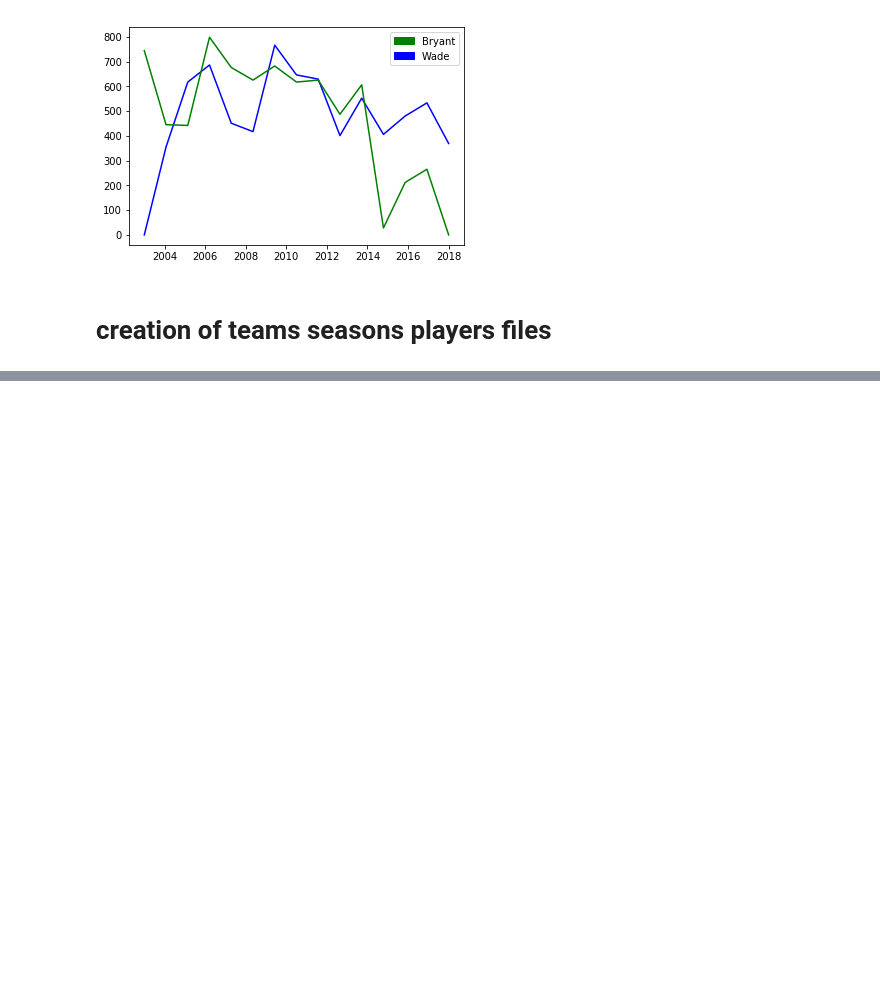
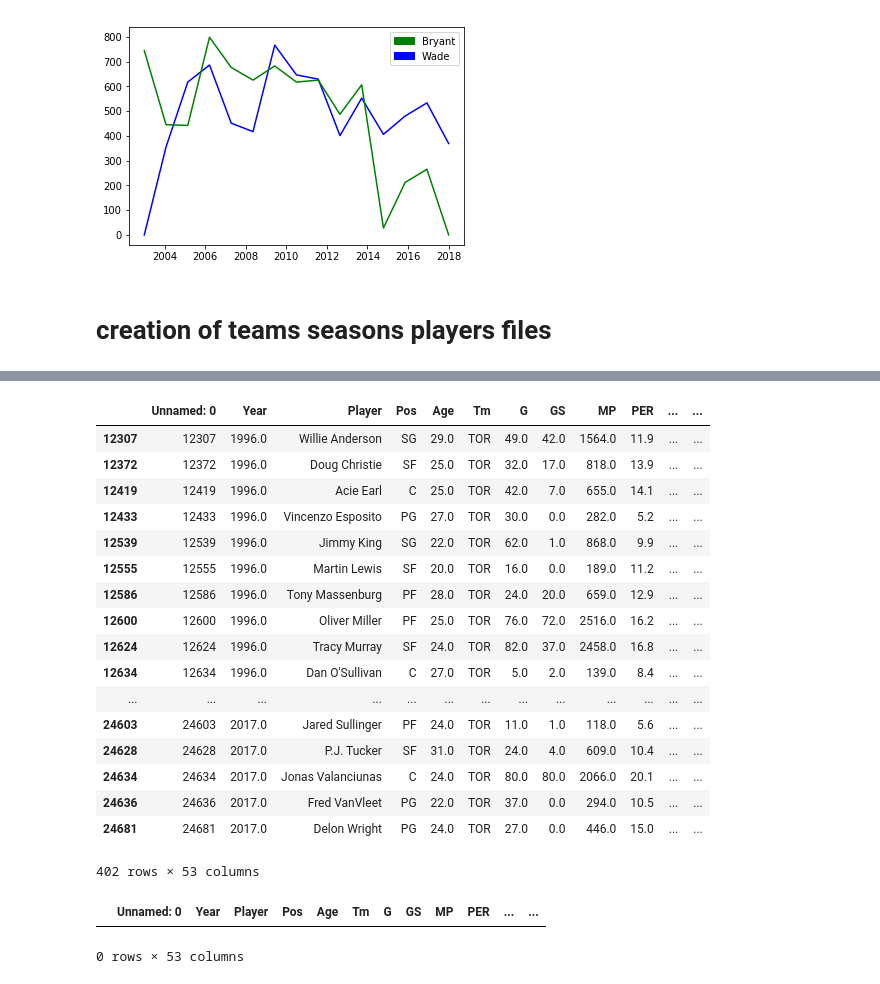
Before and after one commit to MaximeFth/com-480-project-freespin, a Jupyter notebook: Stats.ipynb, the cells around one changed output, grey strips where cells are left out. Drawn from its saved outputs; the diff is of its cells as text; code cells hidden in the pictures; blank space fills up the shorter version.

Commit message:
TOR player added

```diff
--- a/Stats.ipynb
+++ b/Stats.ipynb
@@ -142,0 +164,21 @@ plt.show
+# %%
+seasons_stats.loc[seasons_stats["Tm"]=="TOR"]
+# %% [output]
+|  | Unnamed: 0 | Year | Player | Pos | Age | Tm | G | GS | MP | PER | ... | ... |
+| 12307 | 12307 | 1996.0 | Willie Anderson | SG | 29.0 | TOR | 49.0 | 42.0 | 1564.0 | 11.9 | ... | ... |
+| 12372 | 12372 | 1996.0 | Doug Christie | SF | 25.0 | TOR | 32.0 | 17.0 | 818.0 | 13.9 | ... | ... |
+| 12419 | 12419 | 1996.0 | Acie Earl | C | 25.0 | TOR | 42.0 | 7.0 | 655.0 | 14.1 | ... | ... |
+| 12433 | 12433 | 1996.0 | Vincenzo Esposito | PG | 27.0 | TOR | 30.0 | 0.0 | 282.0 | 5.2 | ... | ... |
+| 12539 | 12539 | 1996.0 | Jimmy King | SG | 22.0 | TOR | 62.0 | 1.0 | 868.0 | 9.9 | ... | ... |
+| 12555 | 12555 | 1996.0 | Martin Lewis | SF | 20.0 | TOR | 16.0 | 0.0 | 189.0 | 11.2 | ... | ... |
+| 12586 | 12586 | 1996.0 | Tony Massenburg | PF | 28.0 | TOR | 24.0 | 20.0 | 659.0 | 12.9 | ... | ... |
+| 12600 | 12600 | 1996.0 | Oliver Miller | PF | 25.0 | TOR | 76.0 | 72.0 | 2516.0 | 16.2 | ... | ... |
+| 12624 | 12624 | 1996.0 | Tracy Murray | SF | 24.0 | TOR | 82.0 | 37.0 | 2458.0 | 16.8 | ... | ... |
+| 12634 | 12634 | 1996.0 | Dan O'Sullivan | C | 27.0 | TOR | 5.0 | 2.0 | 139.0 | 8.4 | ... | ... |
+| ... | ... | ... | ... | ... | ... | ... | ... | ... | ... | ... | ... | ... |
+| 24603 | 24603 | 2017.0 | Jared Sullinger | PF | 24.0 | TOR | 11.0 | 1.0 | 118.0 | 5.6 | ... | ... |
+| 24628 | 24628 | 2017.0 | P.J. Tucker | SF | 31.0 | TOR | 24.0 | 4.0 | 609.0 | 10.4 | ... | ... |
+| 24634 | 24634 | 2017.0 | Jonas Valanciunas | C | 24.0 | TOR | 80.0 | 80.0 | 2066.0 | 20.1 | ... | ... |
+| 24636 | 24636 | 2017.0 | Fred VanVleet | PG | 22.0 | TOR | 37.0 | 0.0 | 294.0 | 10.5 | ... | ... |
+| 24681 | 24681 | 2017.0 | Delon Wright | PG | 24.0 | TOR | 27.0 | 0.0 | 446.0 | 15.0 | ... | ... |
+402 rows × 53 columns
@@ -142,0 +189,5 @@ plt.show
+# %%
+seasons_stats.loc[(seasons_stats["Tm"]=="BKN") & (seasons_stats["Year"]==1996)]
+# %% [output]
+|  | Unnamed: 0 | Year | Player | Pos | Age | Tm | G | GS | MP | PER | ... | ... |
+0 rows × 53 columns
```
Also changed, not shown: parts of 13 cells of this notebook, 26 other files.
